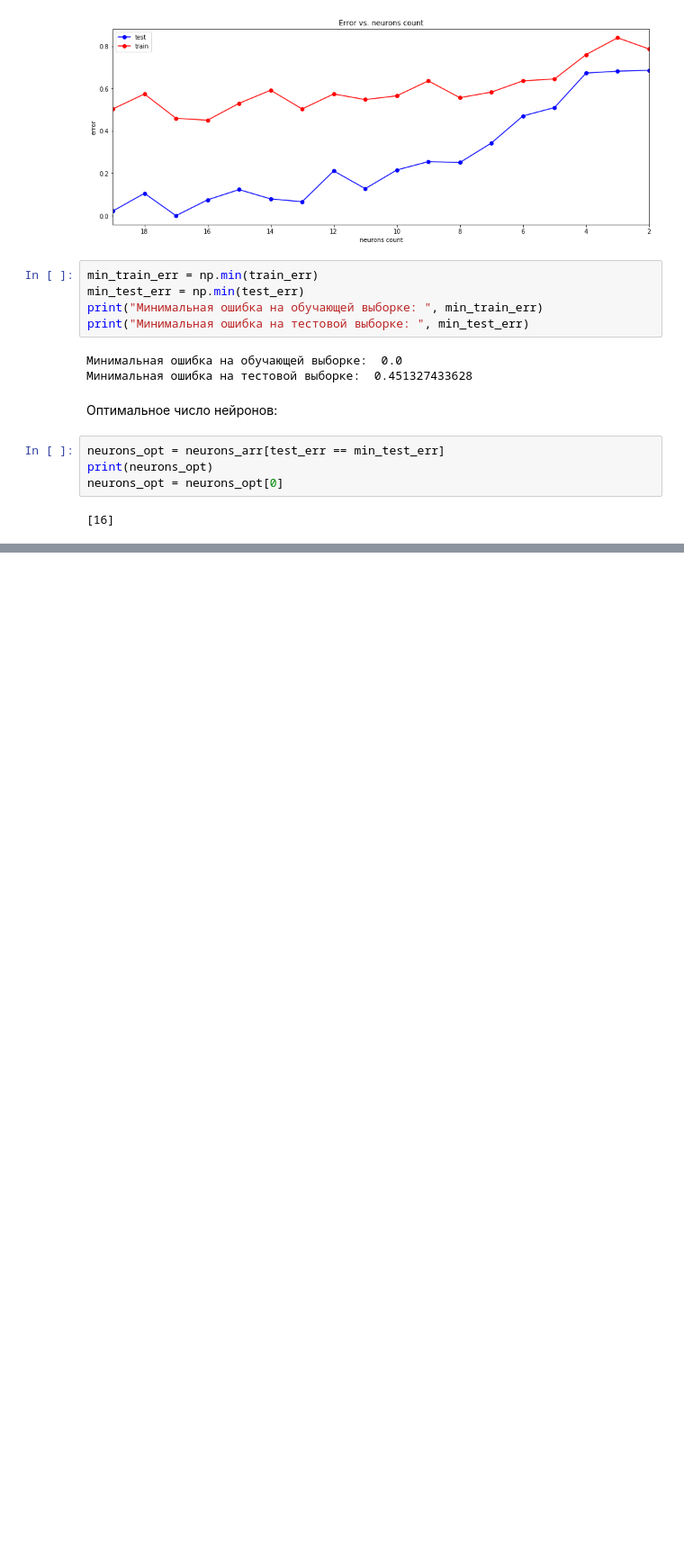
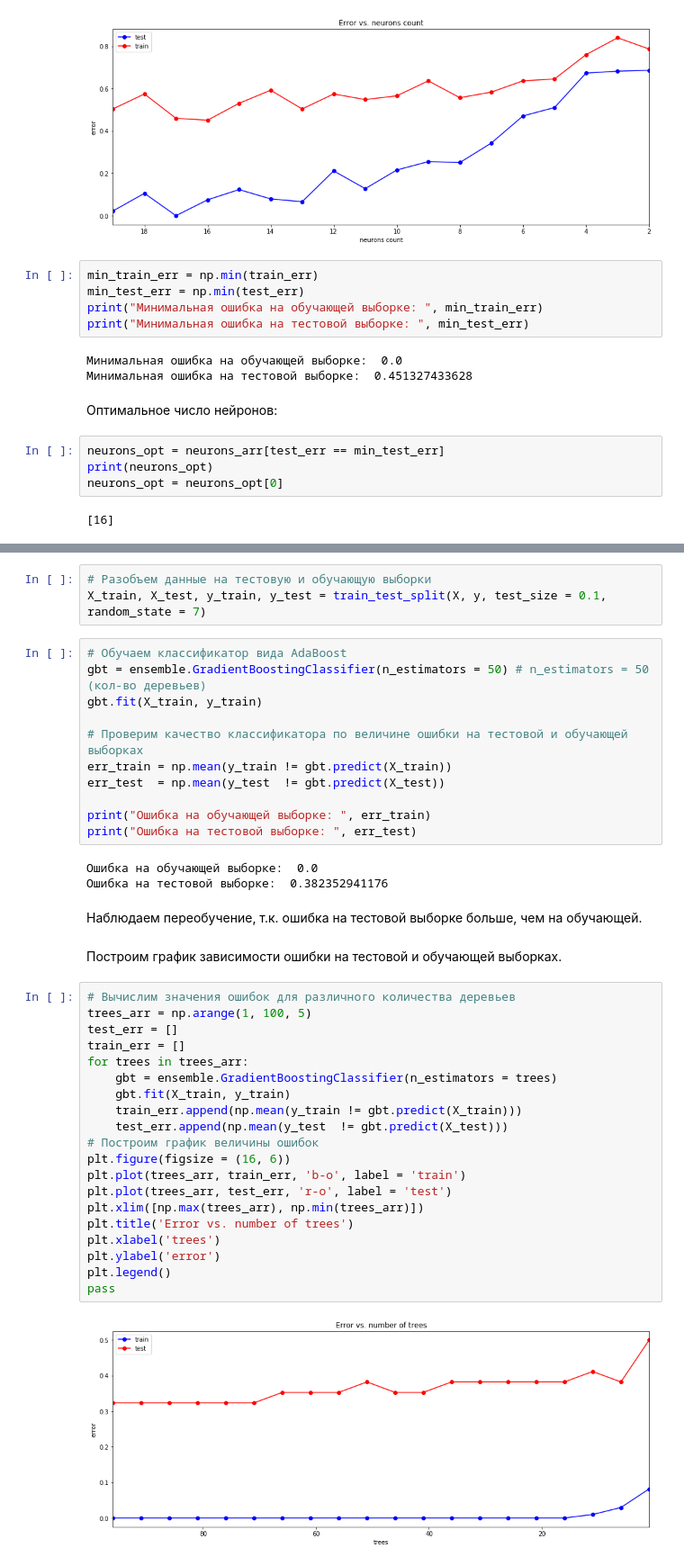
Before and after one commit to DmitryNakhimovich/ML_homework_1, a Jupyter notebook: Nakhimovich_lab_1.ipynb, the cells around one changed output, grey strips where cells are left out. Shown at 90% size. Saved outputs shown, nothing was run; the diff lists cells and outputs as text; blank space fills up the shorter version.

```diff
--- a/Nakhimovich_lab_1.ipynb
+++ b/Nakhimovich_lab_1.ipynb
@@ -642,0 +854,43 @@ neurons_opt = neurons_opt[0]
+# %%
+# Разобъем данные на тестовую и обучающую выборки
+X_train, X_test, y_train, y_test = train_test_split(X, y, test_size = 0.1, random_state = 7)
+# %%
+# Обучаем классификатор вида AdaBoost
+gbt = ensemble.GradientBoostingClassifier(n_estimators = 50) # n_estimators = 50 (кол-во деревьев)
+gbt.fit(X_train, y_train)
+
+# Проверим качество классификатора по величине ошибки на тестовой и обучающей выборках
+err_train = np.mean(y_train != gbt.predict(X_train))
+err_test  = np.mean(y_test  != gbt.predict(X_test))
+
+print("Ошибка на обучающей выборке: ", err_train)
+print("Ошибка на тестовой выборке: ", err_test)
+# %% [output]
+Ошибка на обучающей выборке:  0.0
+Ошибка на тестовой выборке:  0.382352941176
+# %% [markdown]
+Наблюдаем переобучение, т.к. ошибка на тестовой выборке больше, чем на обучающей.
+# %% [markdown]
+Построим график зависимости ошибки на тестовой и обучающей выборках.
+# %%
+# Вычислим значения ошибок для различного количества деревьев
+trees_arr = np.arange(1, 100, 5)
+test_err = []
+train_err = []
+for trees in trees_arr:
+    gbt = ensemble.GradientBoostingClassifier(n_estimators = trees)
+    gbt.fit(X_train, y_train)
+    train_err.append(np.mean(y_train != gbt.predict(X_train)))
+    test_err.append(np.mean(y_test  != gbt.predict(X_test)))
+# Построим график величины ошибок
+plt.figure(figsize = (16, 6))
+plt.plot(trees_arr, train_err, 'b-o', label = 'train')
+plt.plot(trees_arr, test_err, 'r-o', label = 'test')
+plt.xlim([np.max(trees_arr), np.min(trees_arr)])
+plt.title('Error vs. number of trees')
+plt.xlabel('trees')
+plt.ylabel('error')
+plt.legend()
+pass
+# %% [output]
+[figure, added]
```
Also changed, not shown: parts of 31 cells of this notebook.
